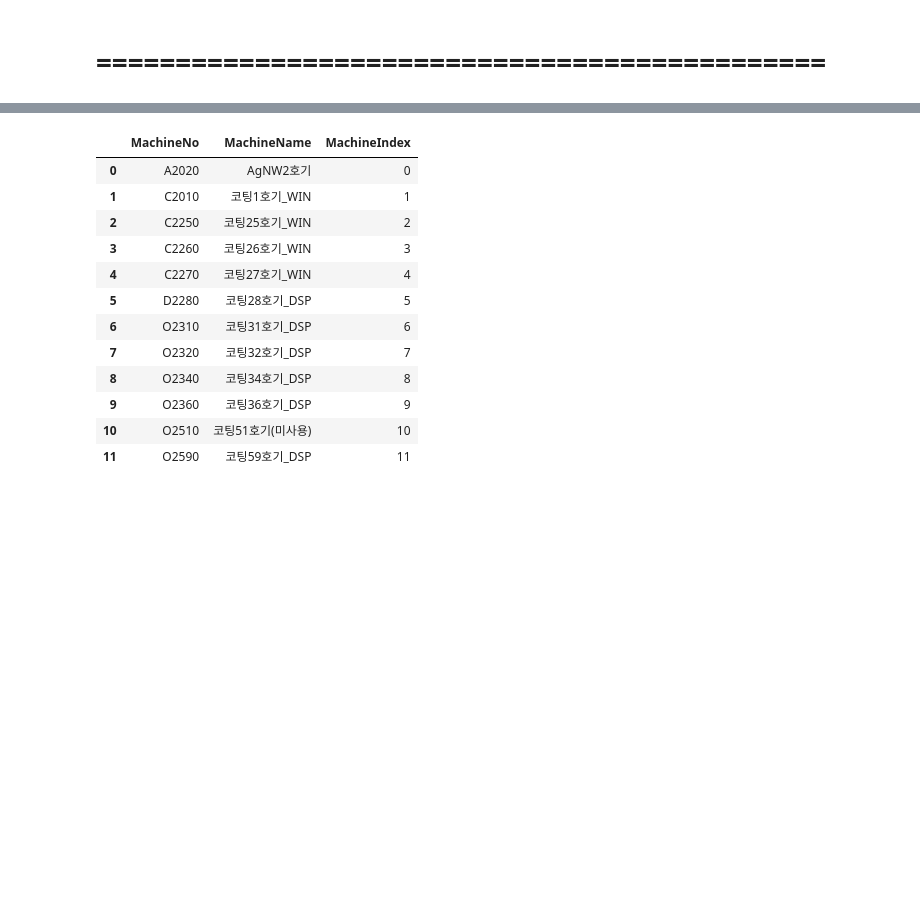
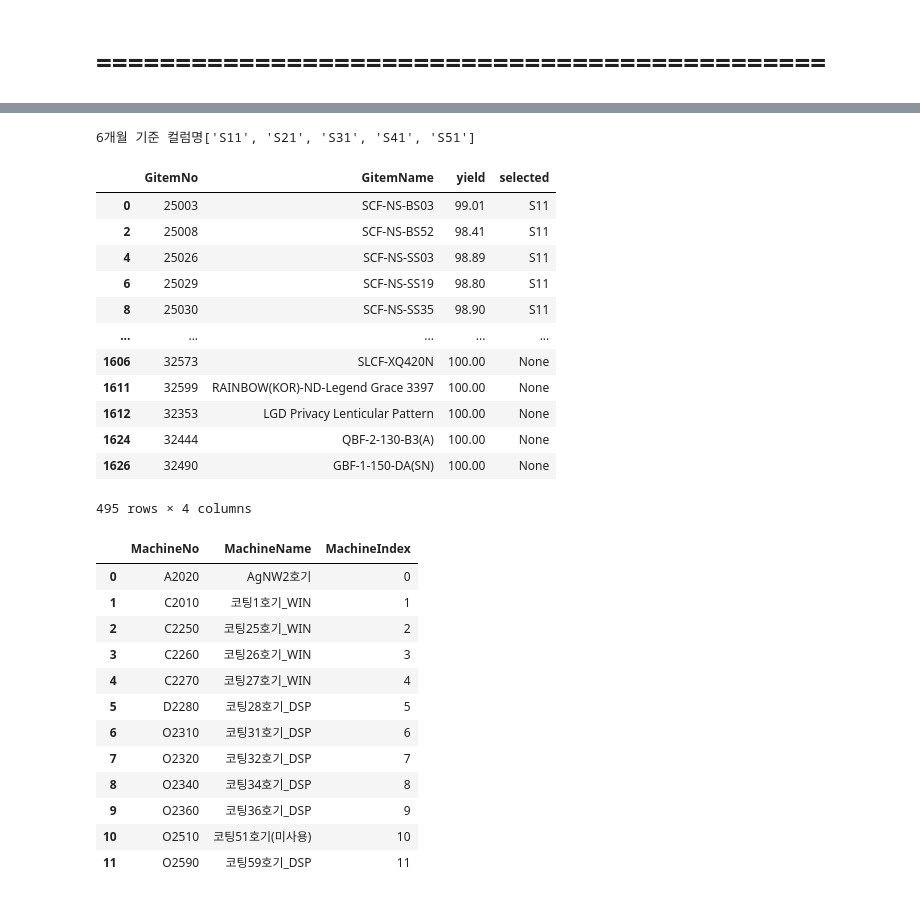
Before and after one commit to Sohyun-B/production-scheduling-system, a Jupyter notebook: python_engine/원본데이터(사용X)/Untitled.ipynb, the cells around one changed output, grey strips where cells are left out. Drawn from its saved outputs; the diff is of its cells as text; code cells hidden in the pictures; blank space fills up the shorter version.

```diff
--- a/python_engine/원본데이터(사용X)/Untitled.ipynb
+++ b/python_engine/원본데이터(사용X)/Untitled.ipynb
@@ -254,3 +116,60 @@ yield_info
+# %%
+# PYTHON_INPUT: 5. YIELD
+
+yield_data = pd.read_excel("생산계획 필요기준정보 내역-Ver4.xlsx", sheet_name = "수율-GITEM등", skiprows = 5)
+yield_data = yield_data.rename(columns = {"GItemName":"GitemName"})
+yield_data = yield_data.drop(columns = {"영문명"})
+
+
+import re
+import numpy as np
+
+def yield_selection(yield_data, yield_period):
+
+    if yield_period == '6_months':
+        yield_cols = [col for col in yield_data.columns if re.match(r"^S.*1$", col)] # S로 시작, 1로 끝나는 컬럼
+        print(f"6개월 기준 컬럼명{yield_cols}")
+    elif yield_period == '1_year':
+        yield_cols = [col for col in yield_data.columns if re.match(r"^S.*2$", col)] # S로 시작, 2로 끝나는 컬럼
+        print(f"1년 기준 컬럼명{yield_cols}")
+    elif yield_period == '3_months':
+        yield_cols = [col for col in yield_data.columns if re.match(r"^S.*2$", col)] # S로 시작, 2로 끝나는 컬럼
+        print(f"3개월 기준 컬럼명{yield_cols}")
+
+    # 값이 0이면 nan으yield_data = 로 변경
+    yield_data = yield_data.replace(0, np.nan)
+    # 첫번째로 NaN이 아닌 값으로 Linespeed 채우기
+    yield_data['yield'] = yield_data[yield_cols].bfill(axis=1).iloc[:, 0]
+
+    # 수율 없으면 100으로 변경
+    yield_data['yield'] = yield_data['yield'].replace(np.nan, 100)
+
+    # linespeed로 선택된 컬럼명 가져오기
+    yield_data['selected'] = yield_data[yield_cols].apply(lambda x: x.first_valid_index(), axis=1)
+
+    # 사용하지 않는 컬럼(L로 시작하는 컬럼) 제외
+    yield_data = yield_data.drop(columns = yield_data.columns[yield_data.columns.str.startswith("S")])
+    return yield_data
+
+
+yield_info = yield_selection(yield_data, yield_period = '6_months')
+yield_info = yield_info.drop_duplicates(subset = ['GitemNo', 'GitemName'], keep = 'first')
+yield_info
+# %% [output]
+6개월 기준 컬럼명['S11', 'S21', 'S31', 'S41', 'S51']
+|  | GitemNo | GitemName | yield | selected |
+| 0 | 25003 | SCF-NS-BS03 | 99.01 | S11 |
+| 2 | 25008 | SCF-NS-BS52 | 98.41 | S11 |
+| 4 | 25026 | SCF-NS-SS03 | 98.89 | S11 |
+| 6 | 25029 | SCF-NS-SS19 | 98.80 | S11 |
+| 8 | 25030 | SCF-NS-SS35 | 98.90 | S11 |
+| ... | ... | ... | ... | ... |
+| 1606 | 32573 | SLCF-XQ420N | 100.00 | None |
+| 1611 | 32599 | RAINBOW(KOR)-ND-Legend Grace 3397 | 100.00 | None |
+| 1612 | 32353 | LGD Privacy Lenticular Pattern | 100.00 | None |
+| 1624 | 32444 | QBF-2-130-B3(A) | 100.00 | None |
+| 1626 | 32490 | GBF-1-150-DA(SN) | 100.00 | None |
+495 rows × 4 columns
 # %%
 # PYTHON_INPUT: 6. MACHINE_MASTER_INFO
 machine_master_info = (
```
Also changed, not shown: parts of 9 cells of this notebook, 22 other files.
